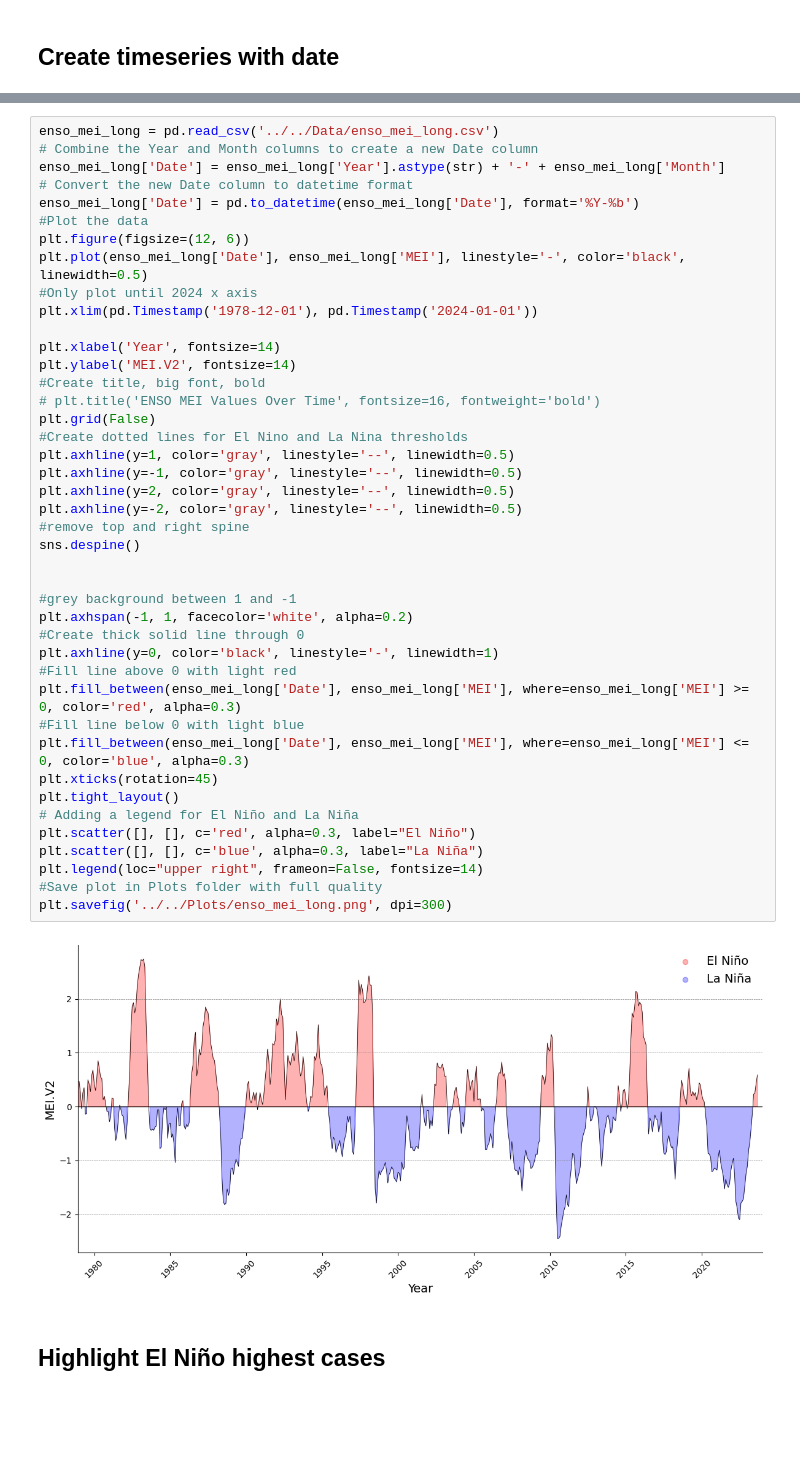
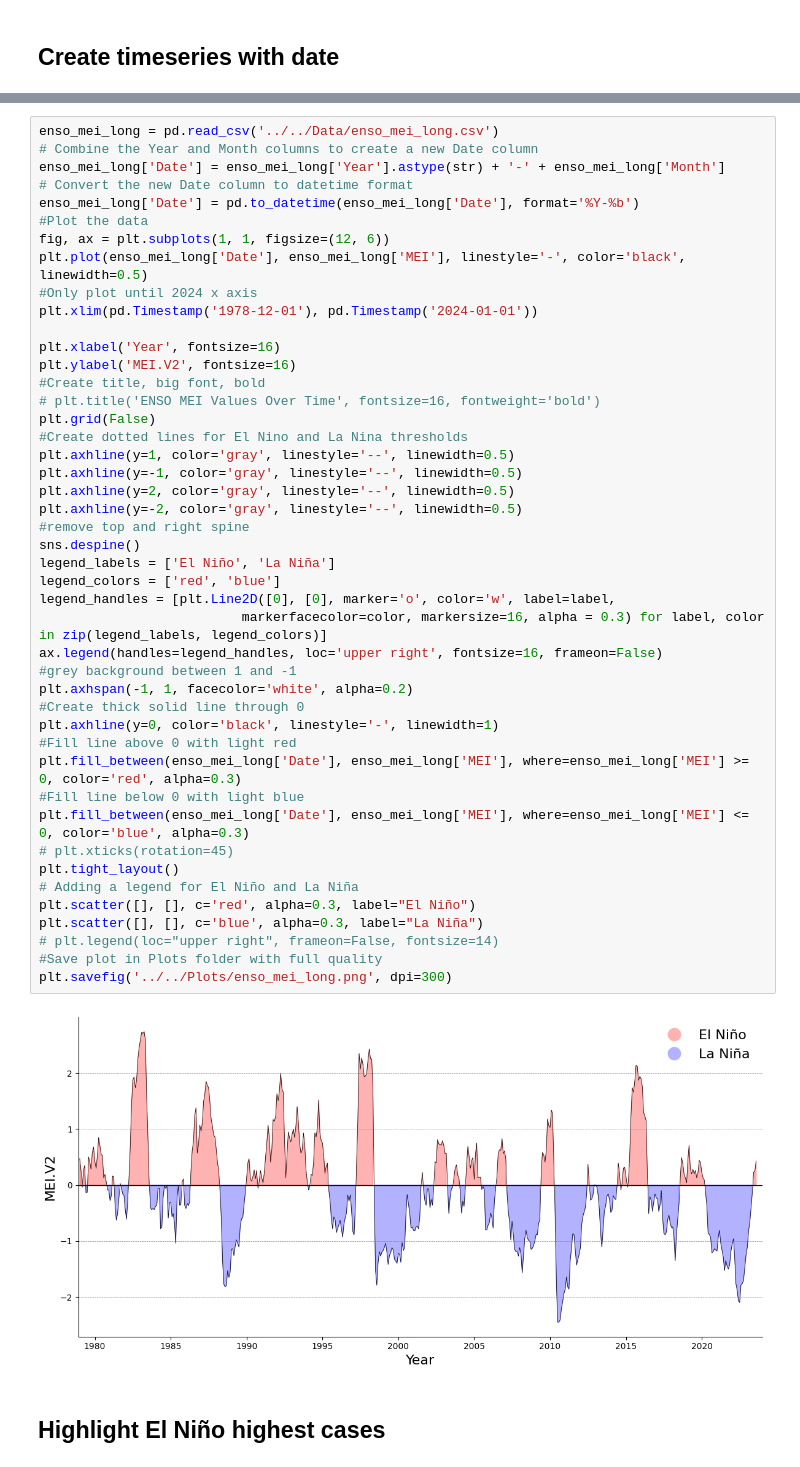
Before and after one commit to yannickpichardo/master_thesis, a Jupyter notebook: archive/enso_mei.ipynb, the cells around one changed output, grey strips where cells are left out. Drawn from its saved outputs; the diff is of its cells as text; blank space fills up the shorter version.

```diff
--- a/archive/enso_mei.ipynb
+++ b/archive/enso_mei.ipynb
@@ -100,43 +102,46 @@ enso_mei_long['Date'] = enso_mei_long['Year'].astype(str) + '-' + enso_mei_long[
 # Convert the new Date column to datetime format
 enso_mei_long['Date'] = pd.to_datetime(enso_mei_long['Date'], format='%Y-%b')
 #Plot the data
-plt.figure(figsize=(12, 6))
+fig, ax = plt.subplots(1, 1, figsize=(12, 6))
 plt.plot(enso_mei_long['Date'], enso_mei_long['MEI'], linestyle='-', color='black', linewidth=0.5)
 #Only plot until 2024 x axis
 plt.xlim(pd.Timestamp('1978-12-01'), pd.Timestamp('2024-01-01'))
 
-plt.xlabel('Year', fontsize=14)
-plt.ylabel('MEI.V2', fontsize=14)
+plt.xlabel('Year', fontsize=16)
+plt.ylabel('MEI.V2', fontsize=16)
 #Create title, big font, bold
 # plt.title('ENSO MEI Values Over Time', fontsize=16, fontweight='bold')
 plt.grid(False)
 #Create dotted lines for El Nino and La Nina thresholds
 plt.axhline(y=1, color='gray', linestyle='--', linewidth=0.5)
 plt.axhline(y=-1, color='gray', linestyle='--', linewidth=0.5)
 plt.axhline(y=2, color='gray', linestyle='--', linewidth=0.5)
 plt.axhline(y=-2, color='gray', linestyle='--', linewidth=0.5)
 #remove top and right spine
 sns.despine()
-
-
+legend_labels = ['El Niño', 'La Niña']
+legend_colors = ['red', 'blue']
+legend_handles = [plt.Line2D([0], [0], marker='o', color='w', label=label,
+                          markerfacecolor=color, markersize=16, alpha = 0.3) for label, color in zip(legend_labels, legend_colors)]
+ax.legend(handles=legend_handles, loc='upper right', fontsize=16, frameon=False)
 #grey background between 1 and -1
 plt.axhspan(-1, 1, facecolor='white', alpha=0.2)
 #Create thick solid line through 0
 plt.axhline(y=0, color='black', linestyle='-', linewidth=1)
 #Fill line above 0 with light red
 plt.fill_between(enso_mei_long['Date'], enso_mei_long['MEI'], where=enso_mei_long['MEI'] >= 0, color='red', alpha=0.3)
 #Fill line below 0 with light blue
 plt.fill_between(enso_mei_long['Date'], enso_mei_long['MEI'], where=enso_mei_long['MEI'] <= 0, color='blue', alpha=0.3)
-plt.xticks(rotation=45)
+# plt.xticks(rotation=45)
 plt.tight_layout()
 # Adding a legend for El Niño and La Niña
 plt.scatter([], [], c='red', alpha=0.3, label="El Niño")
 plt.scatter([], [], c='blue', alpha=0.3, label="La Niña")
-plt.legend(loc="upper right", frameon=False, fontsize=14)
+# plt.legend(loc="upper right", frameon=False, fontsize=14)
 #Save plot in Plots folder with full quality
 plt.savefig('../../Plots/enso_mei_long.png', dpi=300)
 # %% [output]
-[figure, old version]
+[figure, new version]
 # %% [markdown]
 ## Highlight El Niño highest cases
 # %%
```
Also changed, not shown: parts of 2 cells of this notebook, 3 other files.
